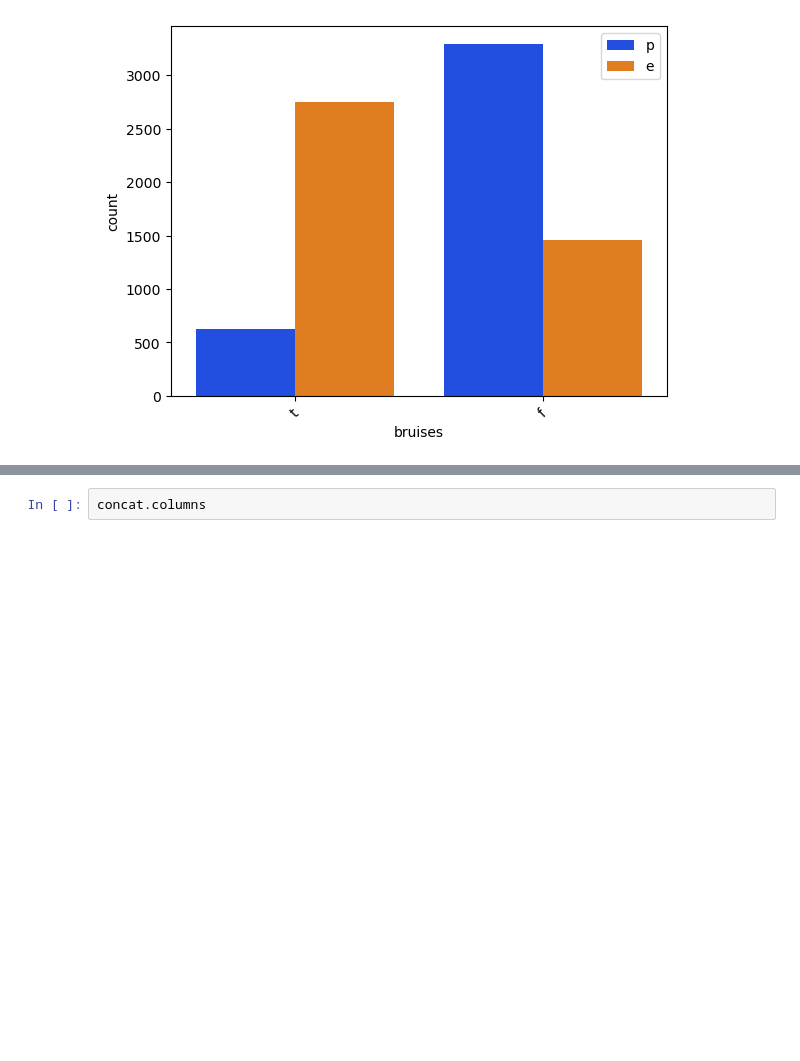
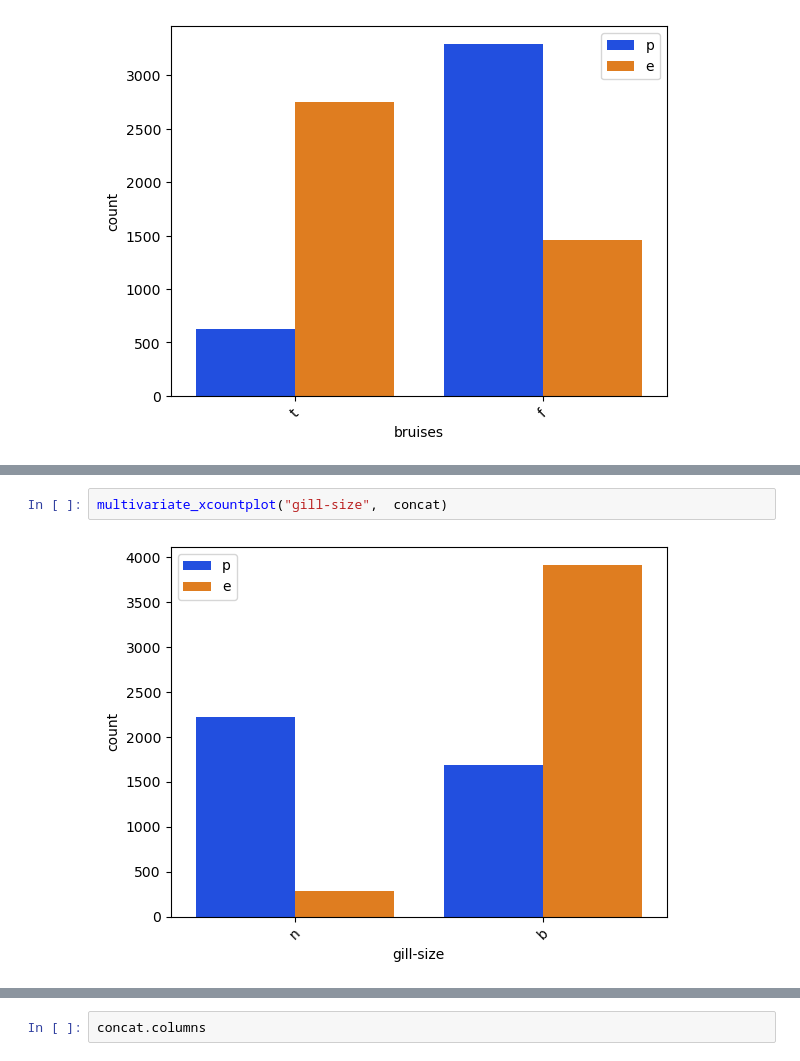
Before and after one commit to dev-ezzy/Big-Data, a Jupyter notebook: index.ipynb, the cells around one changed output, grey strips where cells are left out. Drawn from its saved outputs; the diff is of its cells as text; blank space fills up the shorter version.

```diff
--- a/index.ipynb
+++ b/index.ipynb
@@ -478,0 +491,4 @@ multivariate_xcountplot("bruises", concat)
+# %%
+multivariate_xcountplot("gill-size",  concat)
+# %% [output]
+[figure, added]
```
Also changed, not shown: parts of 6 cells of this notebook.
